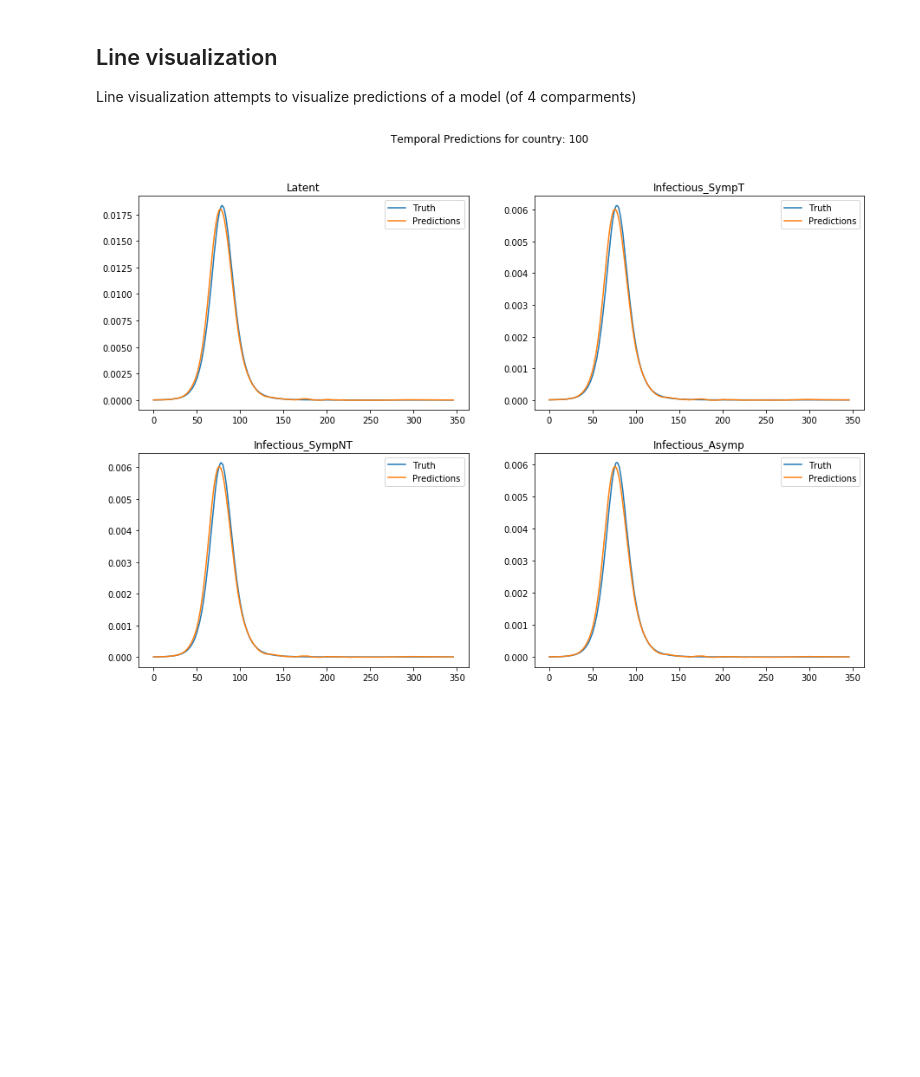
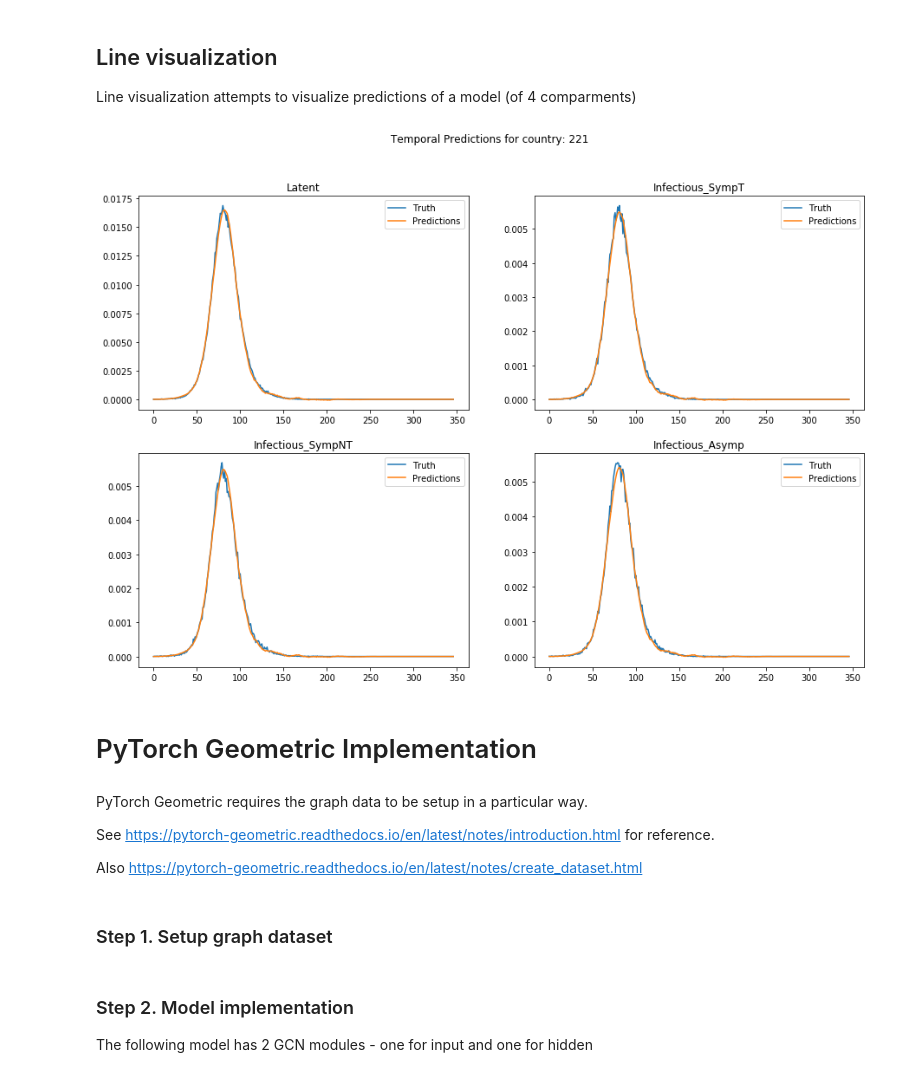
Before and after one commit to chnsh/EpidemicModels, a Jupyter notebook: IID Model.ipynb, the cells around one changed output. Cells and saved outputs as stored; diff of their text form; code cells hidden in the pictures; blank space fills up the shorter version.

```diff
--- a/IID Model.ipynb
+++ b/IID Model.ipynb
@@ -340,11 +340,11 @@ device = torch.device("cuda") if torch.cuda.is_available() else torch.device("cp
 # %%
 class BaselineLSTM(nn.Module):
-    def __init__(self, input_size, hidden_size, num_layers=1):
+    def __init__(self, num_nodes, input_dim, rnn_dim, num_layers=1):
         super(BaselineLSTM, self).__init__()
         self.num_layers = num_layers
         self.lstm = nn.LSTM(
-            input_size=input_size,
-            hidden_size=hidden_size,
+            input_size=num_nodes*input_dim,
+            hidden_size=num_nodes*rnn_dim,
             batch_first=True,
             num_layers=num_layers,
         )
@@ -359,12 +359,12 @@ class BaselineLSTM(nn.Module):
 
 
 class BaselineGRU(nn.Module):
-    def __init__(self, input_size, hidden_size, num_layers=1):
+    def __init__(self, num_nodes, input_dim, rnn_dim, num_layers=1):
         super(BaselineGRU, self).__init__()
         self.num_layers = num_layers
         self.lstm = nn.GRU(
-            input_size=input_size,
-            hidden_size=hidden_size,
+            input_size=num_nodes*input_dim,
+            hidden_size=num_nodes*rnn_dim,
             batch_first=True,
             num_layers=num_layers,
         )
@@ -396,16 +396,20 @@ class ModelTrainer:
         self.param_str = "{}_{}".format(run_name, params_str)
         wandb.init(sync_tensorboard=True, name=self.param_str)
         wandb.config.initial_lr = training_params["lr"]
-        wandb.config.input_size = training_params["input_size"]
-        wandb.config.hidden_size = training_params["hidden_size"]
+        wandb.config.num_nodes = training_params["num_nodes"]
+        wandb.config.input_dim = training_params["input_dim"]
+        wandb.config.rnn_dim = training_params["rnn_dim"]
         wandb.config.num_layers = training_params["num_layers"]
         wandb.config.param_str = self.param_str
 
-    def train(self, model_class, max_epochs=100):
+    def train(self, model_class, max_epochs=100, **kwargs):
+        model_args = kwargs.get("model", {})
         model = model_class(
-            input_size=self.training_params["input_size"],
-            hidden_size=self.training_params["hidden_size"],
+            num_nodes=self.training_params["num_nodes"],
+            input_dim=self.training_params["input_dim"],
+            rnn_dim=self.training_params["rnn_dim"],
             num_layers=self.training_params["num_layers"],
+            **model_args
         )
 
         wandb.watch(model)
@@ -762,5 +629,5 @@ wandb: WARNING Not logging key "IID_LSTM_input_size=928,hidden_size=400,num_laye
 # %%
-trainer = ModelTrainer('IID_GRU', input_size=232*4, hidden_size=400, num_layers=3, lr=1e-3)
+trainer = ModelTrainer('IID_GRU', num_nodes=232, input_dim=4, rnn_dim=4, num_layers=3, lr=1e-3)
 trainer.train(BaselineGRU)
 # %% [output]
 Logging results to Weights & Biases (Documentation).
@@ -842,7 +709,7 @@ trained_model.load_state_dict(
 # %% [output]
 <All keys matched successfully>
 # %%
-diagnostics_constructor = DiagnosisConstructor(trained_model, incidences_normalized[10], countries_population)
+diagnostics_constructor = DiagnosisConstructor(trained_model, incidences_normalized[100], countries_population)
 # %%
 truths, preds, unnormalized_truths, unnormalized_preds = diagnostics_constructor.truth_and_predictions_from_model()
 # %%
@@ -871,6 +738,16 @@ class LineVisualizer:
                 ax.plot(self.y_pred[:, country_ix, :, compartment], label='Predictions')
                 ax.legend()
 # %%
-LineVisualizer(truths, preds, compartments).plot(100)
+LineVisualizer(truths, preds, compartments).plot(221)
 # %% [output]
-[figure, old version]
+[figure, new version]
+# %% [markdown]
+# PyTorch Geometric Implementation
+# %% [markdown]
+PyTorch Geometric requires the graph data to be setup in a particular way.
+
+See https://pytorch-geometric.readthedocs.io/en/latest/notes/introduction.html for reference.
+
+Also https://pytorch-geometric.readthedocs.io/en/latest/notes/create_dataset.html
+# %% [markdown]
+### Step 1. Setup graph dataset
@@ -876,0 +773,4 @@ LineVisualizer(truths, preds, compartments).plot(100)
+# %% [markdown]
+### Step 2. Model implementation
+
+The following model has 2 GCN modules - one for input and one for hidden
```
Also changed, not shown: parts of 10 cells of this notebook, 1 other file.
